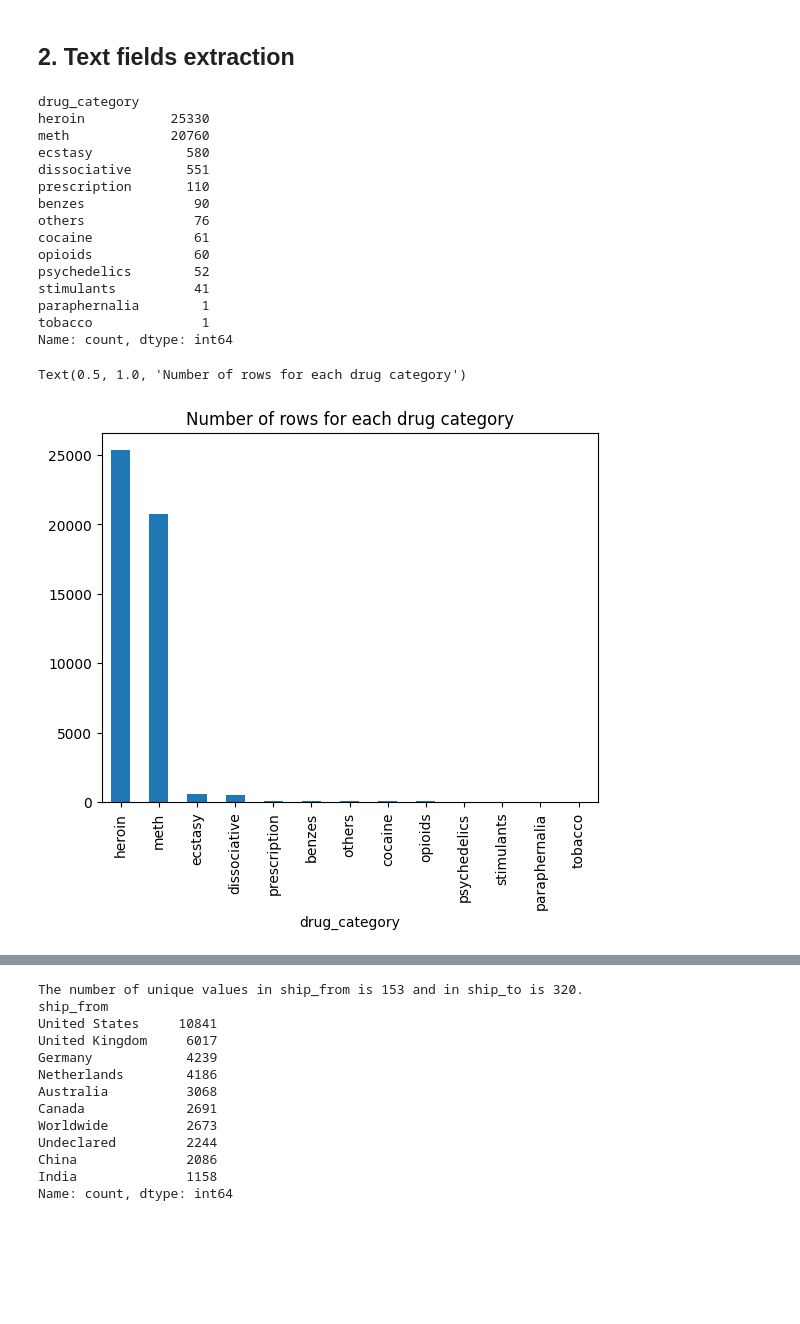
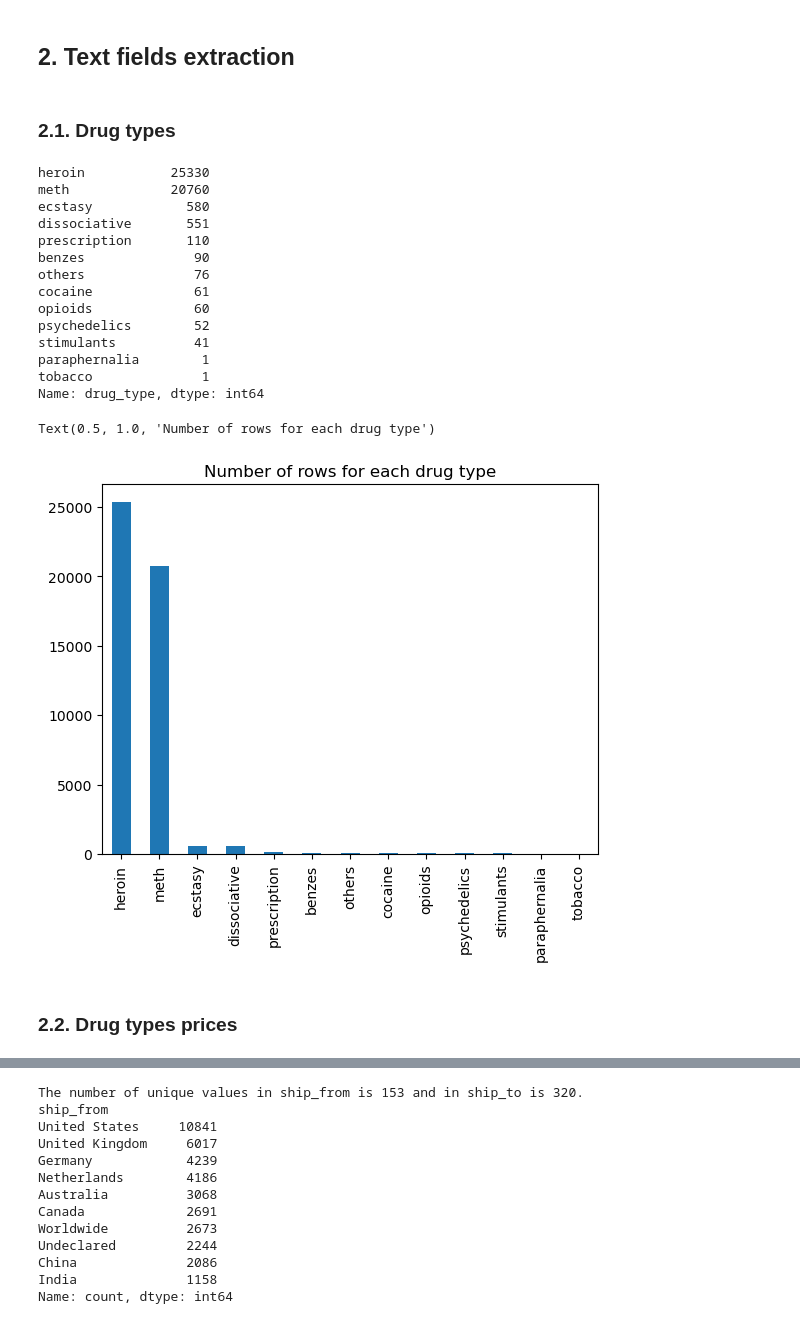
Before and after one commit to davide-beltrame/cybercrime-aho, a Jupyter notebook: main.ipynb, the cells around one changed output, grey strips where cells are left out. Drawn from its saved outputs; the diff is of its cells as text; code cells hidden in the pictures; blank space fills up the shorter version.

```diff
--- a/main.ipynb
+++ b/main.ipynb
@@ -534,5 +598,7 @@ Text(0.5, 1.0, 'Distribution of prices in BTC')
 # %% [markdown]
 ## 2. Text fields extraction
+# %% [markdown]
+### 2.1. Drug types
 # %%
 # we use the following dictionary to find corresponding drugs in product_title and product_description
 drug_synonyms = {
@@ -554,17 +620,16 @@ drug_synonyms = {
 }
 
 # we create a new column called "drug_category" and assign the value "others" to it
-df_wmv['drug_category'] = 'others'
+df_wmv['drug_type'] = 'others'
 
 # we iterate over the dictionary and assign the key to the rows that contain the corresponding values in product_title and product_description
 for drug, synonyms in drug_synonyms.items():
-    df_wmv.loc[df_wmv['product_title'].str.contains('|'.join(synonyms), case=False), 'drug_category'] = drug
-    df_wmv.loc[df_wmv['product_description'].str.contains('|'.join(synonyms), case=False), 'drug_category'] = drug
+    df_wmv.loc[df_wmv['product_title'].str.contains('|'.join(synonyms), case=False), 'drug_type'] = drug
+    df_wmv.loc[df_wmv['product_description'].str.contains('|'.join(synonyms), case=False), 'drug_type'] = drug
 
 # we print the number of rows for each drug category
-print(df_wmv['drug_category'].value_counts())
+print(df_wmv['drug_type'].value_counts())
 # %% [output]
-drug_category
 heroin           25330
 meth             20760
 ecstasy            580
@@ -578,11 +643,13 @@ psychedelics        52
 stimulants          41
 paraphernalia        1
 tobacco              1
-Name: count, dtype: int64
+Name: drug_type, dtype: int64
 # %%
 # we plot the number of rows for each drug category
-df_wmv['drug_category'].value_counts().plot(kind='bar')
-plt.title('Number of rows for each drug category')
+df_wmv['drug_type'].value_counts().plot(kind='bar')
+plt.title('Number of rows for each drug type')
 # %% [output]
-Text(0.5, 1.0, 'Number of rows for each drug category')
+Text(0.5, 1.0, 'Number of rows for each drug type')
-[figure, old version]
+[figure, new version]
+# %% [markdown]
+### 2.2. Drug types prices
```
Also changed, not shown: parts of 34 cells of this notebook.
